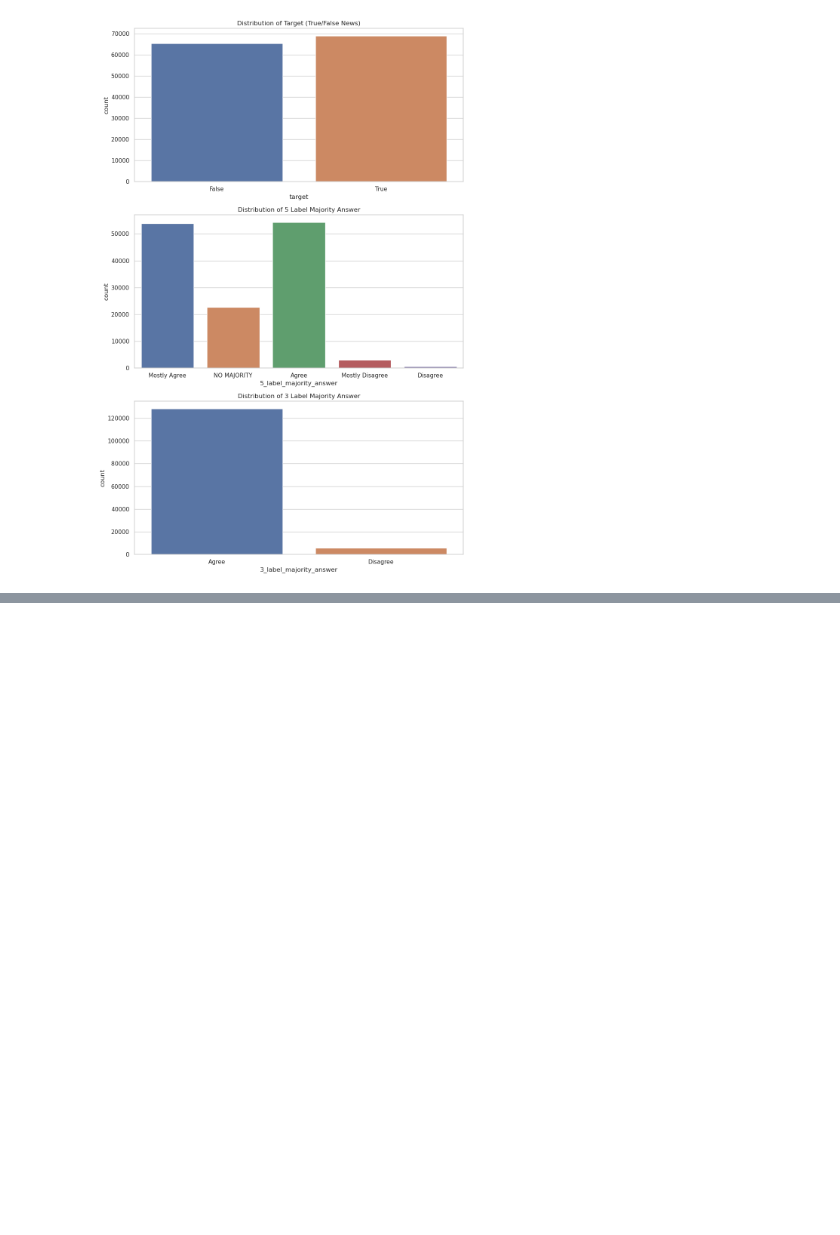
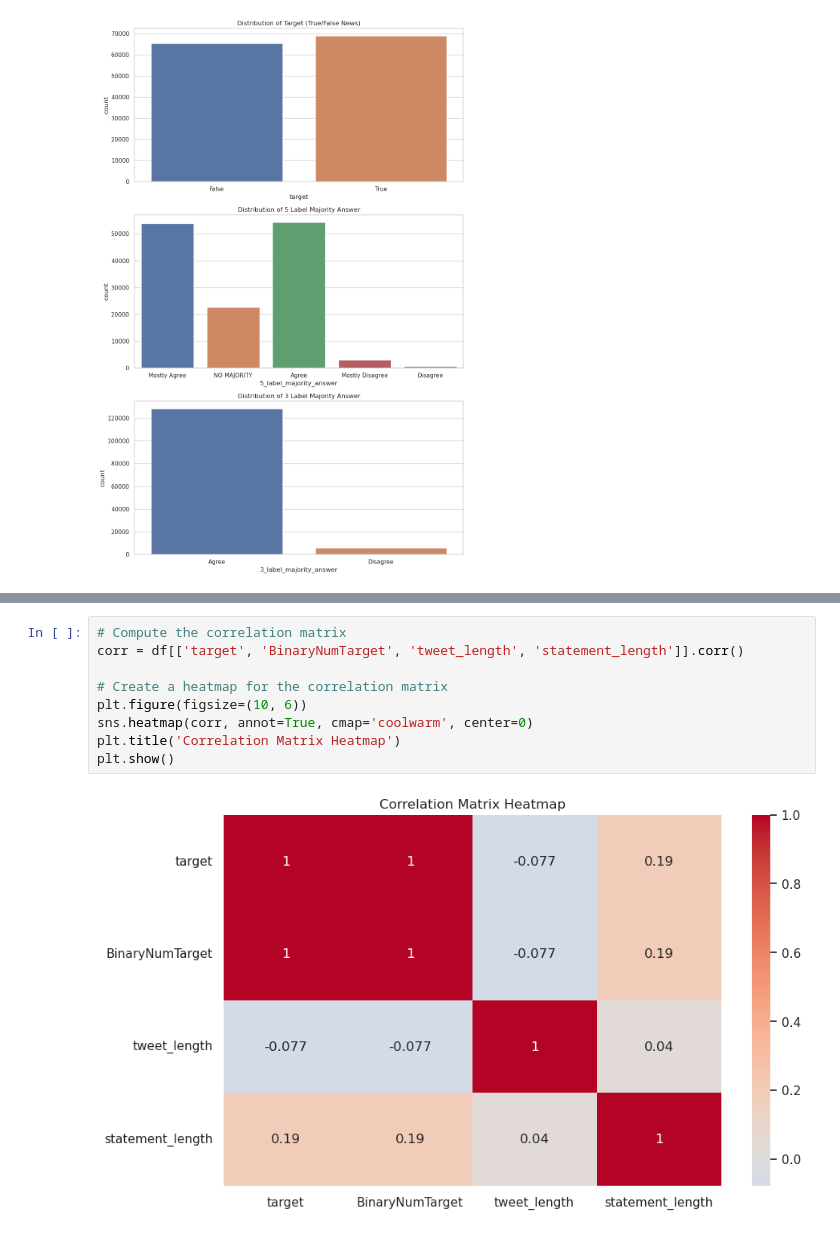
Before and after one commit to raj-rajat/Twitter-Dataset, a Jupyter notebook: twitter-dataset.ipynb, the cells around one changed output, grey strips where cells are left out. Drawn from its saved outputs; the diff is of its cells as text; blank space fills up the shorter version.

```diff
--- a/twitter-dataset.ipynb
+++ b/twitter-dataset.ipynb
@@ -83,0 +134,11 @@ plt.show()
+# %%
+# Compute the correlation matrix
+corr = df[['target', 'BinaryNumTarget', 'tweet_length', 'statement_length']].corr()
+
+# Create a heatmap for the correlation matrix
+plt.figure(figsize=(10, 6))
+sns.heatmap(corr, annot=True, cmap='coolwarm', center=0)
+plt.title('Correlation Matrix Heatmap')
+plt.show()
+# %% [output]
+[figure, added]
```
Also changed, not shown: parts of 3 cells of this notebook.
